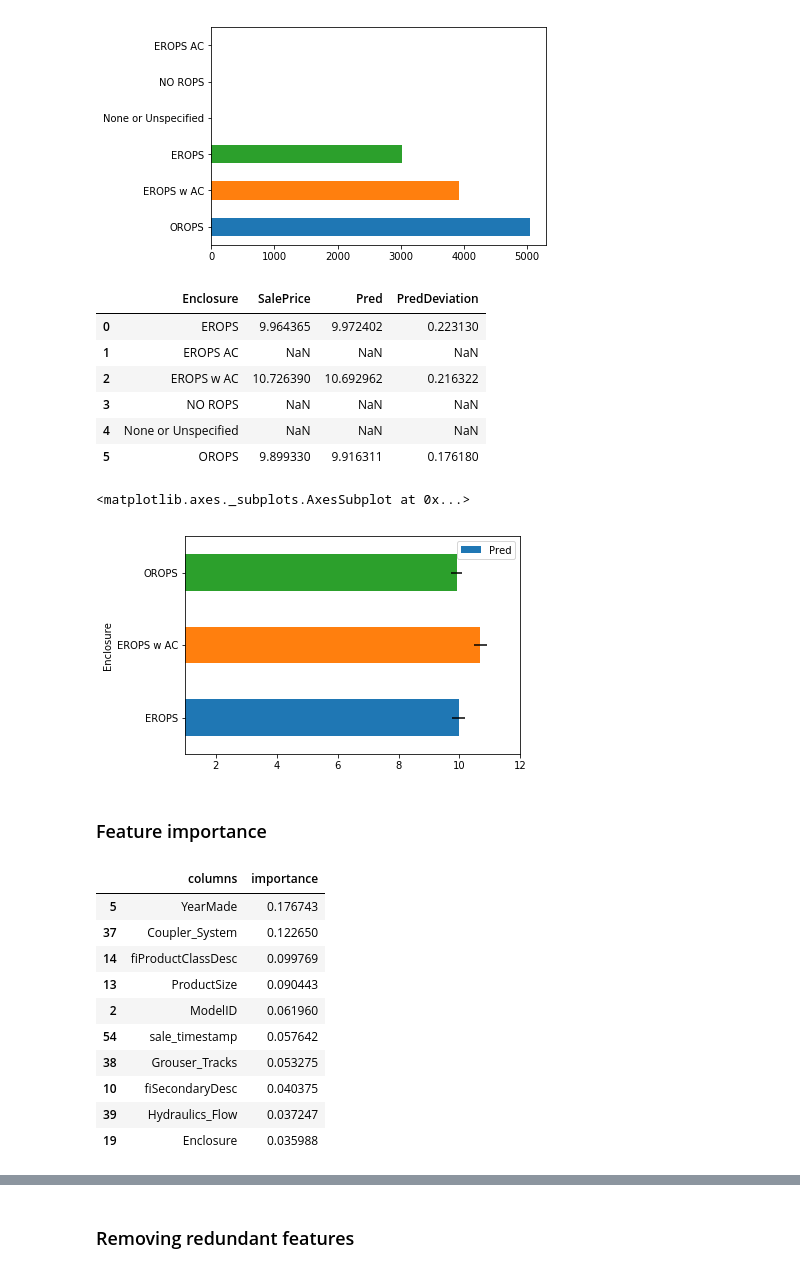
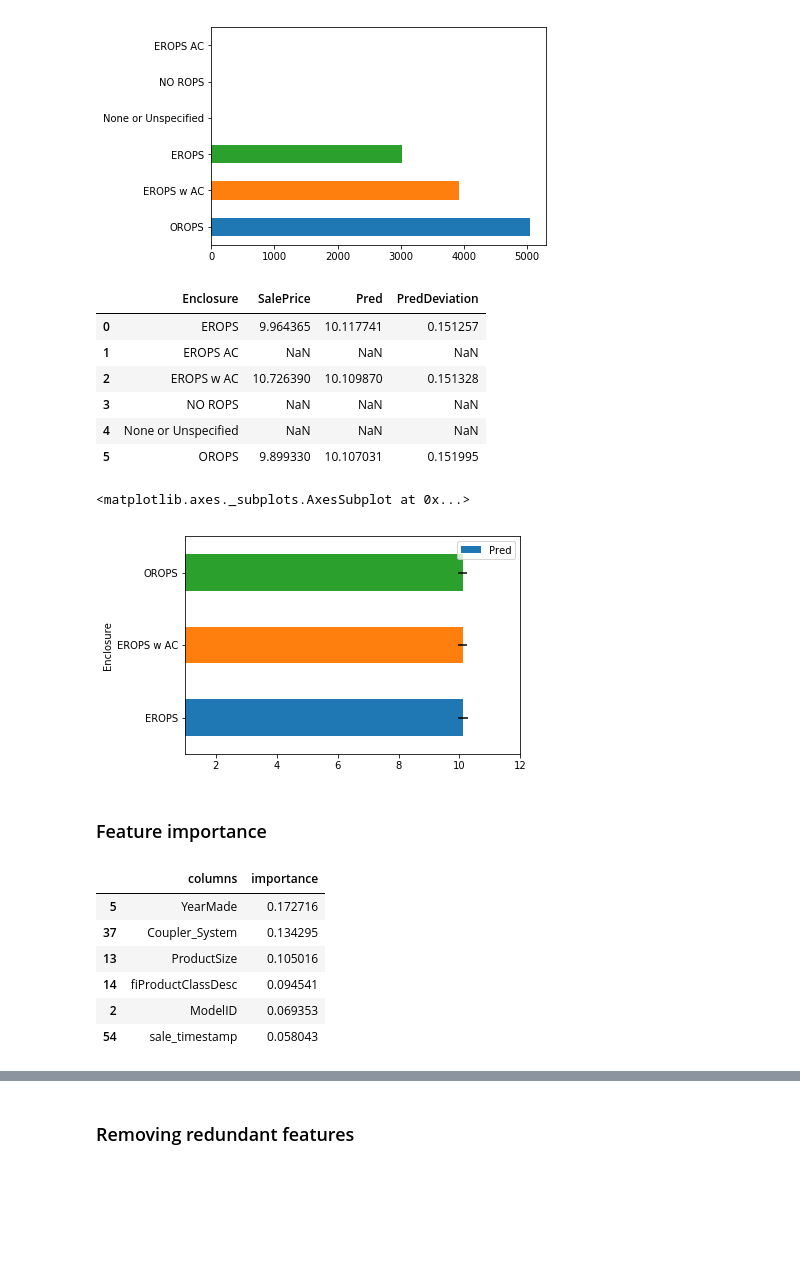
Before and after one commit to DomainFlag/DataScienceNotes, a Jupyter notebook: auction_sale_price/auction_sale_price.ipynb, the cells around one changed output, grey strips where cells are left out. Drawn from its saved outputs; the diff is of its cells as text; code cells hidden in the pictures; blank space fills up the shorter version.

```diff
--- a/auction_sale_price/auction_sale_price.ipynb
+++ b/auction_sale_price/auction_sale_price.ipynb
@@ -58,12 +59,17 @@ def trans_categorical(data_frame):
             data_frame[label] = data_frame[label].astype("category")
 
 
-def trans_numerical(data_frame, target):
+def trans_numerical(data_frame, target, suffle_data_frame = True):
     ''' helper function for retrieving numerical features and targets,
     null values are transformed into the median value of the column. '''
 
     # copy the data frame
     data_frame_c = data_frame.copy()
+
+    if(suffle_data_frame):
+
+        # shuffle rows as we are dealing with data non-sequence
+        data_frame_c = data_frame_c.sample(frac = 1).reset_index(drop = True)
 
     # loop through each col and normalize
     for label, column in data_frame_c.items():
@@ -144,11 +150,12 @@ def split_dataset(data, threshold, columns = None):
     # provisional data copied
     data_prov = data.copy()
 
-    # filter columns
     if(columns is not None):
+
+        # filter columns
         data_prov = data_prov[columns]
 
-    return data_prov[threshold:], data_prov[:threshold].copy()
+    return data_prov[threshold:], data_prov[:threshold]
 
 def split_data(features, targets, threshold, columns = None):
     ''' helper function to split data into training and validation set '''
@@ -214,25 +221,25 @@ p = x[columns].groupby("Enclosure", as_index = False).mean()
 p
 # %% [output]
 |  | Enclosure | SalePrice | Pred | PredDeviation |
-| 0 | EROPS | 9.964365 | 9.972402 | 0.223130 |
+| 0 | EROPS | 9.964365 | 10.117741 | 0.151257 |
 | 1 | EROPS AC | NaN | NaN | NaN |
-| 2 | EROPS w AC | 10.726390 | 10.692962 | 0.216322 |
+| 2 | EROPS w AC | 10.726390 | 10.109870 | 0.151328 |
 | 3 | NO ROPS | NaN | NaN | NaN |
 | 4 | None or Unspecified | NaN | NaN | NaN |
-| 5 | OROPS | 9.899330 | 9.916311 | 0.176180 |
+| 5 | OROPS | 9.899330 | 10.107031 | 0.151995 |
 # %%
 p[~pd.isnull(p.SalePrice)].plot("Enclosure", "Pred", "barh", xerr = "PredDeviation", xlim = (1, 12))
 # %% [output]
 <matplotlib.axes._subplots.AxesSubplot at 0x...>
-[figure, old version]
+[figure, new version]
 # %% [markdown]
 ### Feature importance
 # %%
-def extract_feature_importances(model, data, trim = -1, threshold = None):
+def extract_feature_importances(model, columns, trim = -1, threshold = None):
     ''' helper function to extract feature importances '''
 
     # create a feature importances data frame
-    feature_importances = pd.DataFrame({"columns" : data.columns, "importance" : model.feature_importances_})
+    feature_importances = pd.DataFrame({"columns" : columns, "importance" : model.feature_importances_})
 
     # descending ordering and trim
     feature_importances = feature_importances.sort_values("importance", ascending = False)[:trim]
@@ -244,18 +251,14 @@ def extract_feature_importances(model, data, trim = -1, threshold = None):
     return feature_importances
 # %%
 # extracting feature importances
-feature_importances = extract_feature_importances(model, train[0], threshold = 0.003)
+feature_importances = extract_feature_importances(model, train[0].columns, threshold = 0.002)
 
-feature_importances.head(n = 10)
+feature_importances.head(n = 6)
 # %% [output]
 |  | columns | importance |
-| 5 | YearMade | 0.176743 |
-| 37 | Coupler_System | 0.122650 |
-| 14 | fiProductClassDesc | 0.099769 |
-| 13 | ProductSize | 0.090443 |
-| 2 | ModelID | 0.061960 |
-| 54 | sale_timestamp | 0.057642 |
-| 38 | Grouser_Tracks | 0.053275 |
-| 10 | fiSecondaryDesc | 0.040375 |
-| 39 | Hydraulics_Flow | 0.037247 |
-| 19 | Enclosure | 0.035988 |
+| 5 | YearMade | 0.172716 |
+| 37 | Coupler_System | 0.134295 |
+| 13 | ProductSize | 0.105016 |
+| 14 | fiProductClassDesc | 0.094541 |
+| 2 | ModelID | 0.069353 |
+| 54 | sale_timestamp | 0.058043 |
```
Also changed, not shown: parts of 31 cells of this notebook, 1 other file.
